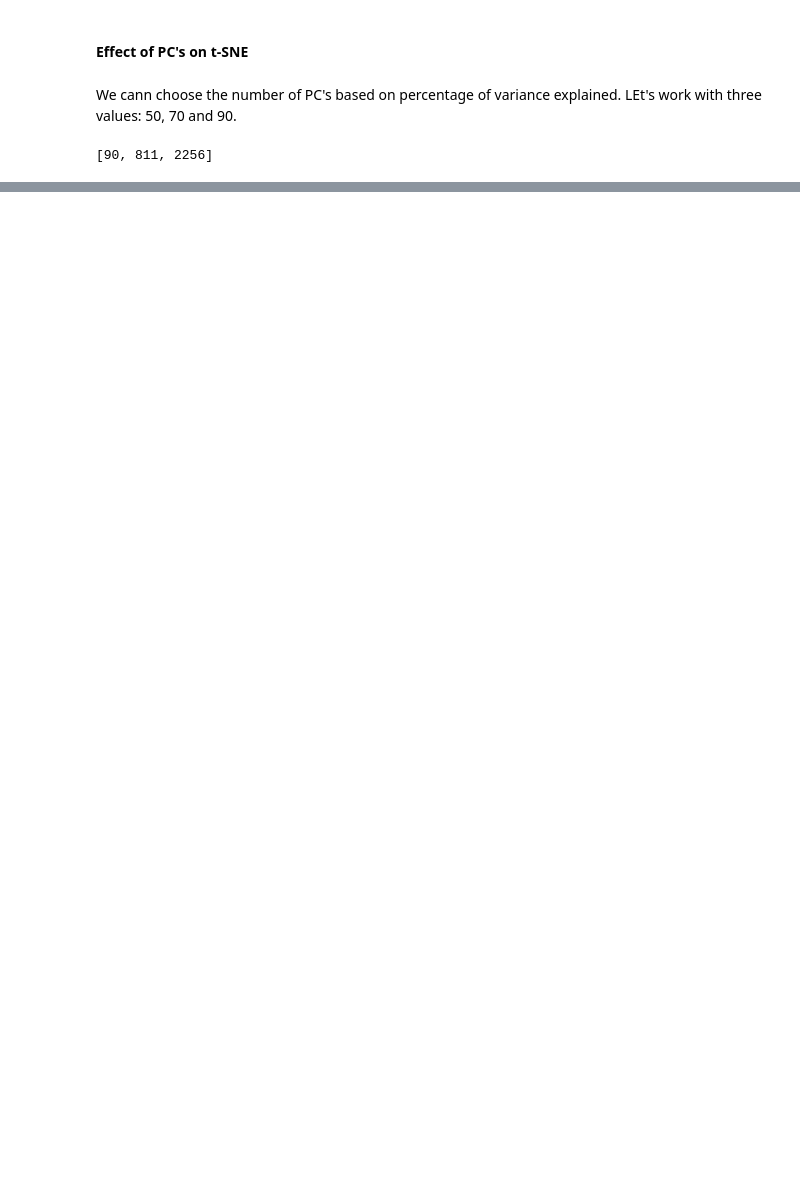
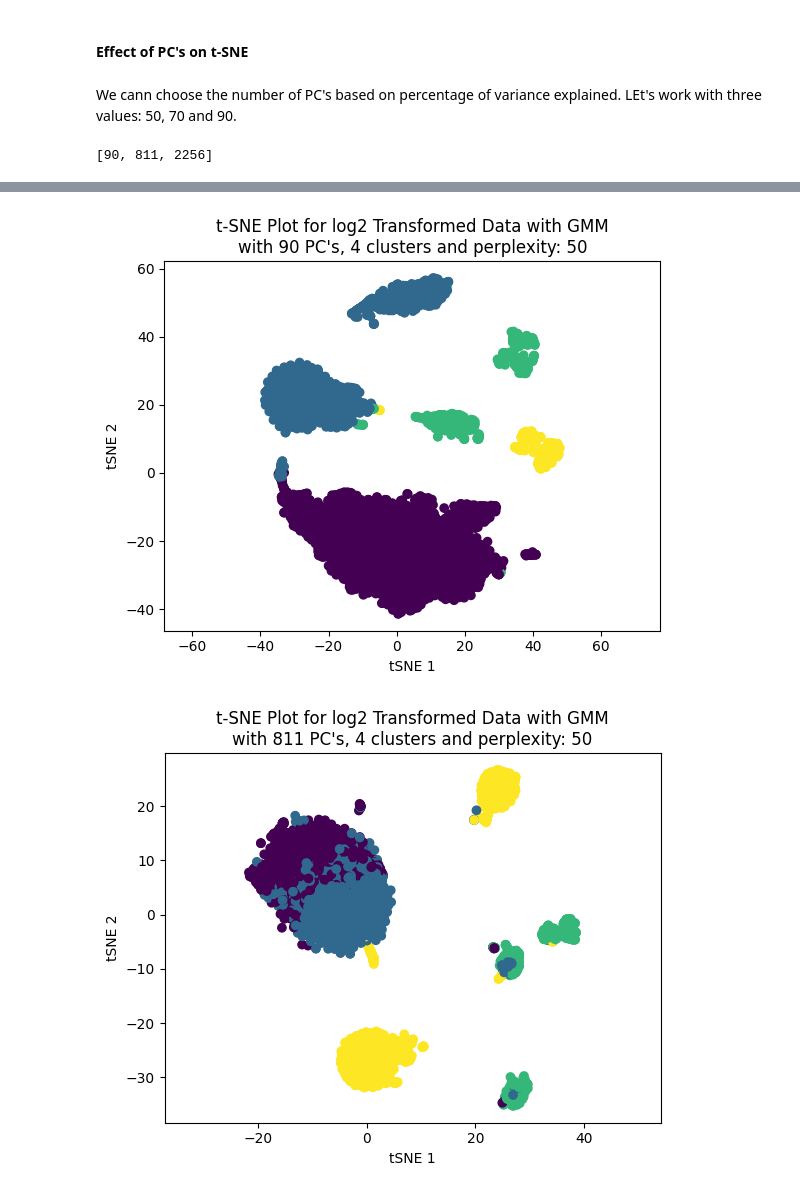
Before and after one commit to pipaber/Portfolio, a Jupyter notebook: posts/Naive_scRNA-Seq_analysis/naive_scrnaseq_analysis.ipynb, the cells around one changed output, grey strips where cells are left out. Cells and saved outputs as stored; diff of their text form; code cells hidden in the pictures; blank space fills up the shorter version.

```diff
--- a/posts/Naive_scRNA-Seq_analysis/naive_scrnaseq_analysis.ipynb
+++ b/posts/Naive_scRNA-Seq_analysis/naive_scrnaseq_analysis.ipynb
@@ -312,20 +374,3 @@ pcs_to_test = [np.where(csum >= i)[0][0] for i in percentages_to_test]
 pcs_to_test
 # %% [output]
 [90, 811, 2256]
-# %%
-np.random.seed(123)
-
-for pcas in pcs_to_test:
-    gmm = GaussianMixture(n_components=5, random_state=0, init_params='kmeans')
-    clusters_gmm = gmm.fit_predict(pca_axes[:,0:pcas])
-
-    tsne = TSNE(n_components=2, perplexity=50)
-
-    x_tsne = tsne.fit_transform(pca_axes[:,0:pcas])
-
-    plt.scatter(x_tsne[:,0], x_tsne[:,1], c=clusters_gmm)
-    plt.xlabel('tSNE 1')
-    plt.ylabel('tSNE 2')
-    plt.title(f"t-SNE Plot for log2 Transformed Data with GMM on {pcas} PC's")
-    plt.axis('equal')
-    plt.show()
@@ -335,0 +377,9 @@ for pcas in pcs_to_test:
+# %%
+np.random.seed(123)
+
+for pcas in pcs_to_test:
+
+    tsne_plotter_pca(n_clusters=4, pca_dim=pcas, perplexity=50)
+# %% [output]
+[figure, added]
+[figure, added]
```
Also changed, not shown: parts of 17 cells of this notebook, 17 other files.
